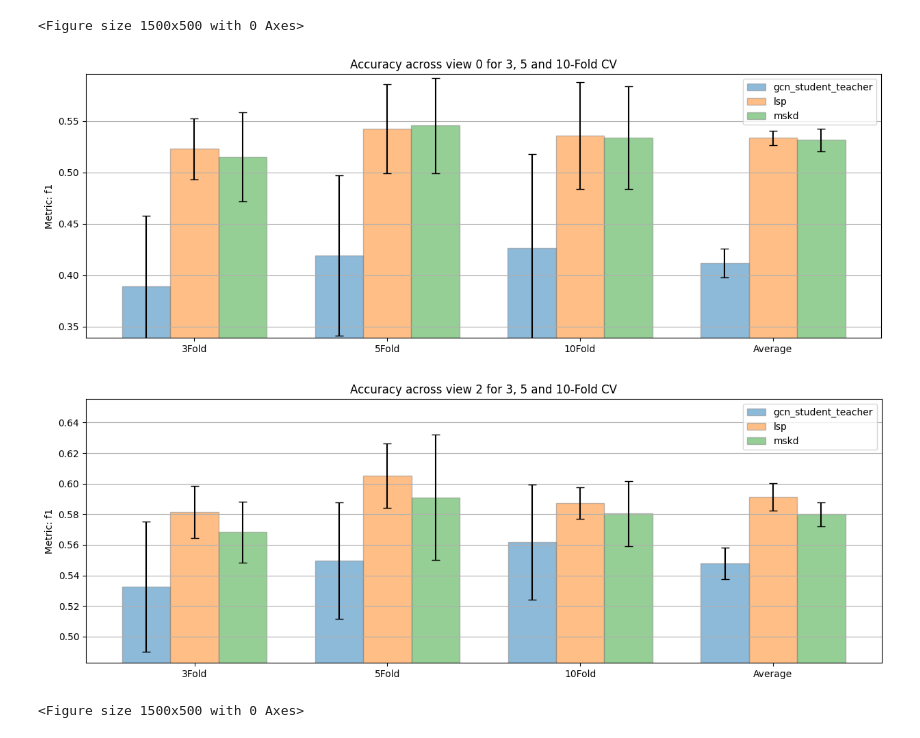
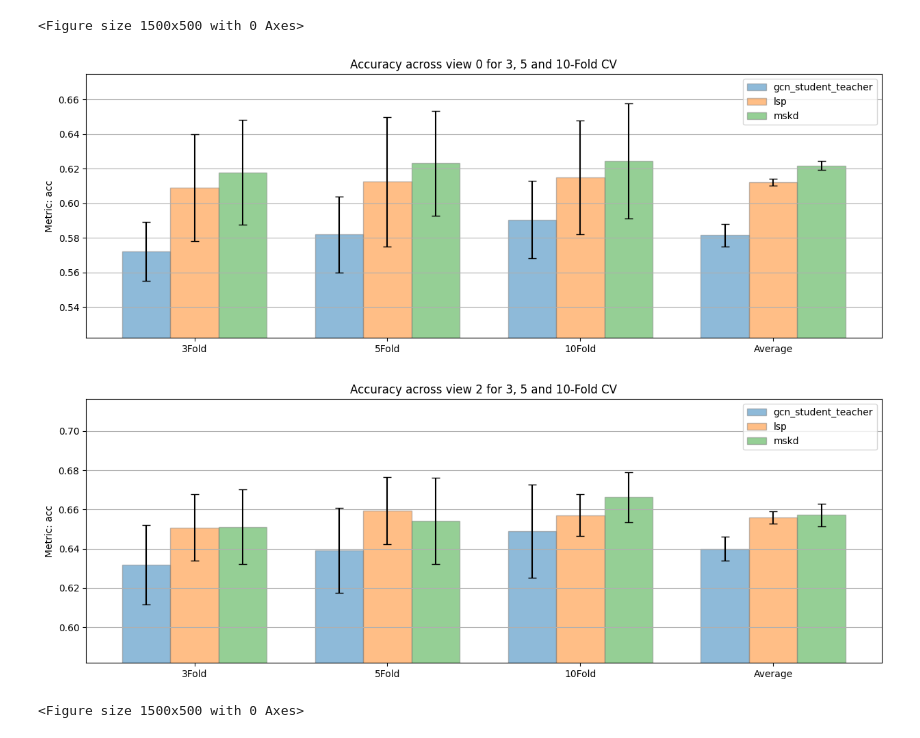
Before and after one commit to LorenzoStigliano/thesis-imperial, a Jupyter notebook: src/utils/analysis.ipynb, the cells around one changed output. Cells and saved outputs as stored; diff of their text form; code cells hidden in the pictures.

```diff
--- a/src/utils/analysis.ipynb
+++ b/src/utils/analysis.ipynb
@@ -711,8 +711,8 @@ for view in [0,2]:
 <Figure size 1500x500 with 0 Axes>
 # %%
 for view in [0,2]:
-    plot_bar_chart_metric_multiple_runs(dataset="gender_data", view=view, models=["gcn_student_teacher", "lsp", "mskd"], CV=["3Fold", "5Fold", "10Fold"], runs=[i for i in range(10)], metric="f1", dataset_split="val", analysis_type="model_assessment", save_fig=False)
+    plot_bar_chart_metric_multiple_runs(dataset="gender_data", view=view, models=["gcn_student_teacher", "lsp", "mskd"], CV=["3Fold", "5Fold", "10Fold"], runs=[i for i in range(10)], metric="acc", dataset_split="val", analysis_type="model_assessment", save_fig=False)
 # %% [output]
-[figure, old version]
+[figure, new version]
-[figure, old version]
+[figure, new version]
 <Figure size 1500x500 with 0 Axes>
```
Also changed, not shown: 7 other files.
